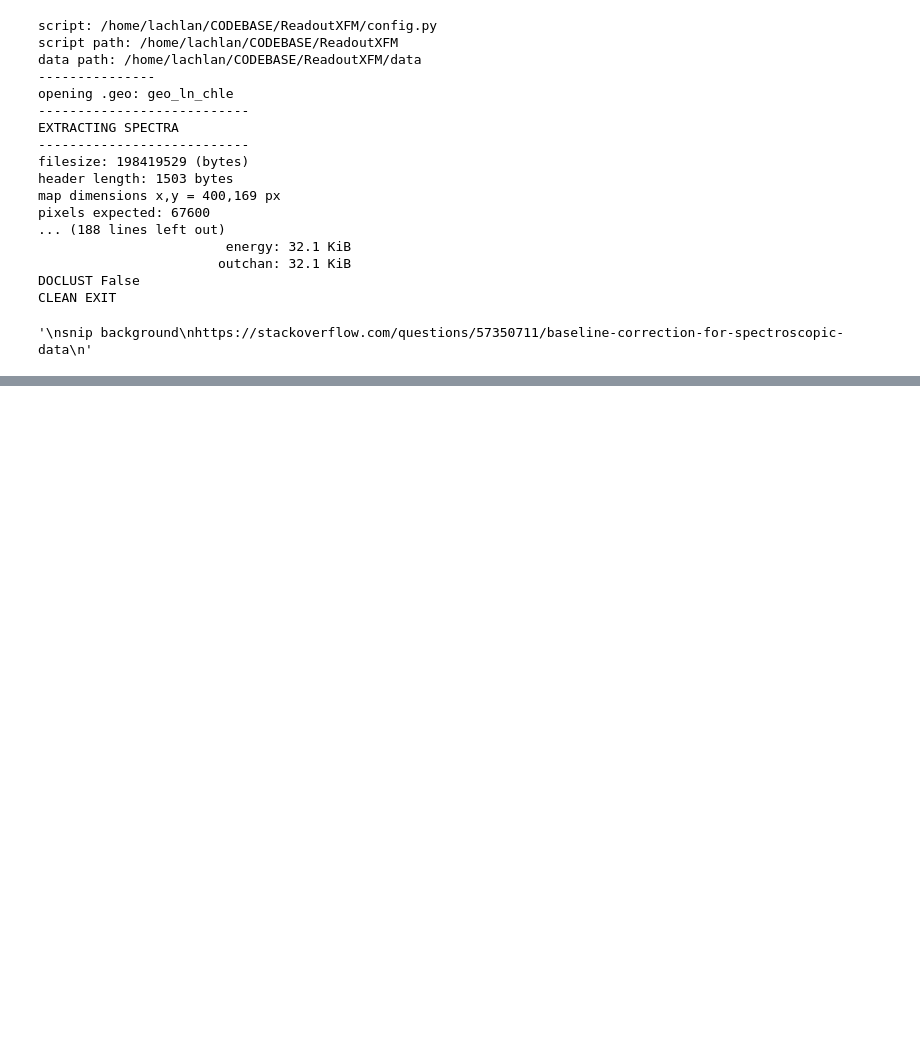
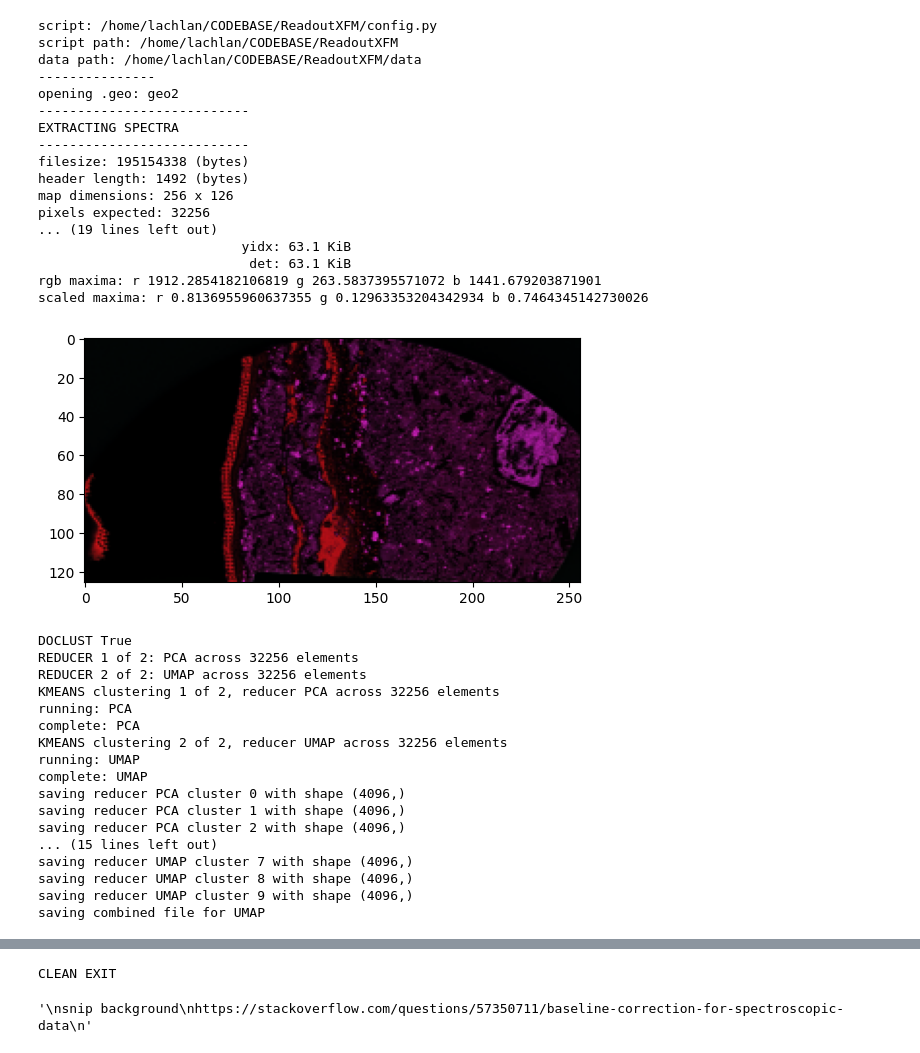
Before and after one commit to lachlanc61/ReadoutXFM, a Jupyter notebook: explore.ipynb, the cells around one changed output, grey strips where cells are left out. Saved outputs shown, nothing was run; the diff lists cells and outputs as text; code cells hidden in the pictures; blank space fills up the shorter version.

Commit message:
colour mapping to hsv complete in jupyter

```diff
--- a/explore.ipynb
+++ b/explore.ipynb
@@ -17,17 +17,6 @@ import src.utils as utils
 import src.bitops as bitops
 import src.colour as colour
 import src.clustering as clustering
-
-"""
-INITIALISE data TO WHOLE MAP EVEN IF USING EARLY STOP
-.: huge memory req
-can scale that down
-
-also consider throwing away some, scaling down floats/ints etc
-
-"""
-
-
 """
 Parses spectrum-by-pixel maps from IXRF XFM
 
@@ -57,6 +46,9 @@ read and clust  0.001296
 starttime = time.time()             #init timer
 chan=np.arange(0,config.NCHAN)      #channels
 energy=chan*config.ESTEP            #energy list
+
+#if we are creating colourmaps, set up colour routine
+if config.DOCOLOURS == True: colour.initialise(energy)
 
 #-----------------------------------
 #MAIN START
@@ -127,8 +119,8 @@ with open(f, mode='rb') as file: # rb = read binary
     totalpx=mapx*mapy
 
     #print run params
-    print(f"header length: {headerlen} bytes")
-    print(f"map dimensions x,y = {mapx},{mapy} px")
+    print(f"header length: {headerlen} (bytes)")
+    print(f"map dimensions: {mapx} x {mapy}")
 
     #   if we are skipping some of the file
     #       assign the ratio and adjust totalpx
@@ -170,7 +162,7 @@ with open(f, mode='rb') as file: # rb = read binary
 
             #print pixel index every row px
             if i % mapx == 0:
-                print(f"Row {j}/{mapy} at pixel {i}, byte {idx} ({100*idx/streamlen:.1f} %)")
+                print(f"Row {j}/{mapy} at pixel {i}, byte {idx} ({100*idx/streamlen:.1f} %)", end='\r')
                 j+=1
 
             #read pixel record into spectrum and header param arrays,
@@ -178,7 +170,7 @@ with open(f, mode='rb') as file: # rb = read binary
             outchan, counts, pxlen[i], xidx[i], yidx[i], det[i], dt[i], idx = bitops.readpxrecord(idx, stream)
 
             #fill gaps in spectrum
-            #   (ie. add 0s for all missing chans)
+            #   (ie. assign all zero-count chans = 0)
             outchan, counts = utils.gapfill(outchan,counts, config.NCHAN)
 
             #warn if recieved channel list is different length to chan array
@@ -202,6 +194,8 @@ with open(f, mode='rb') as file: # rb = read binary
                 else:
                     print(f"WARNING: pixel count {i} exceeds expected map size {totalpx}")
             i+=1
+
+        nrows=j #store no. rows read successfully
 
         runtime = time.time() - starttime
 
@@ -247,7 +241,7 @@ with open(f, mode='rb') as file: # rb = read binary
     gc.collect()
 
     if config.DOCOLOURS == True:
-        rgbarray=colour.clcomplete(rvals, gvals, bvals, totalcounts)
+        rgbarray=colour.clcomplete(rvals, gvals, bvals, totalcounts, mapx, nrows)
         colour.clshow(rgbarray)
 
     print("DOCLUST", config.DOCLUST)
@@ -260,41 +254,59 @@ with open(f, mode='rb') as file: # rb = read binary
         for i in range(len(clustering.reducers)):
             redname=clustering.getredname(i)
             clustaverages[i]=clustering.sumclusters(data, categories[i])
 
             for j in range(config.nclust):
                 print(f'saving reducer {redname} cluster {j} with shape {clustaverages[i,j,:].shape}')
                 np.savetxt(os.path.join(config.odir, "sum_" + redname + "_" + str(j) + ".txt"), np.c_[energy, clustaverages[i,j,:]], fmt=['%1.3e','%1.6e'])
 
             print(f'saving combined file for {redname}')
             np.savetxt(os.path.join(config.odir, "sum_" + redname + ".txt"), np.c_[energy, clustaverages[i,:,:].transpose(1,0)], fmt='%1.5e')
             #plt.plot(energy, clustaverages[i,j,:])
         clustering.clustplt(embedding, categories, mapx, clusttimes)
 
 
 
 print("CLEAN EXIT")
 
 
+
 """
 snip background
 https://stackoverflow.com/questions/57350711/baseline-correction-for-spectroscopic-data
 """
 # %% [output]
 script: /home/lachlan/CODEBASE/ReadoutXFM/config.py
 script path: /home/lachlan/CODEBASE/ReadoutXFM
 data path: /home/lachlan/CODEBASE/ReadoutXFM/data
 ---------------
-opening .geo: geo_ln_chle
+opening .geo: geo2
 ---------------------------
 EXTRACTING SPECTRA
 ---------------------------
-filesize: 198419529 (bytes)
-header length: 1503 bytes
-map dimensions x,y = 400,169 px
-pixels expected: 67600
-... (188 lines left out)
-                        energy: 32.1 KiB
-                       outchan: 32.1 KiB
-DOCLUST False
-CLEAN EXIT
+filesize: 195154338 (bytes)
+header length: 1492 (bytes)
+map dimensions: 256 x 126
+pixels expected: 32256
+... (19 lines left out)
+                          yidx: 63.1 KiB
+                           det: 63.1 KiB
+rgb maxima: r 1912.2854182106819 g 263.5837395571072 b 1441.679203871901
+scaled maxima: r 0.8136955960637355 g 0.12963353204342934 b 0.7464345142730026
+[figure, added]
-'\nsnip background\nhttps://stackoverflow.com/questions/57350711/baseline-correction-for-spectroscopic-data\n'
+DOCLUST True
+REDUCER 1 of 2: PCA across 32256 elements
+REDUCER 2 of 2: UMAP across 32256 elements
+KMEANS clustering 1 of 2, reducer PCA across 32256 elements
+running: PCA
+complete: PCA
+KMEANS clustering 2 of 2, reducer UMAP across 32256 elements
+running: UMAP
+complete: UMAP
+saving reducer PCA cluster 0 with shape (4096,)
+saving reducer PCA cluster 1 with shape (4096,)
+saving reducer PCA cluster 2 with shape (4096,)
+... (15 lines left out)
+saving reducer UMAP cluster 7 with shape (4096,)
+saving reducer UMAP cluster 8 with shape (4096,)
+saving reducer UMAP cluster 9 with shape (4096,)
+saving combined file for UMAP
@@ -300,0 +314,2 @@ CLEAN EXIT
+CLEAN EXIT
+'\nsnip background\nhttps://stackoverflow.com/questions/57350711/baseline-correction-for-spectroscopic-data\n'
```
Also changed, not shown: parts of 6 cells of this notebook, 3 other files.
